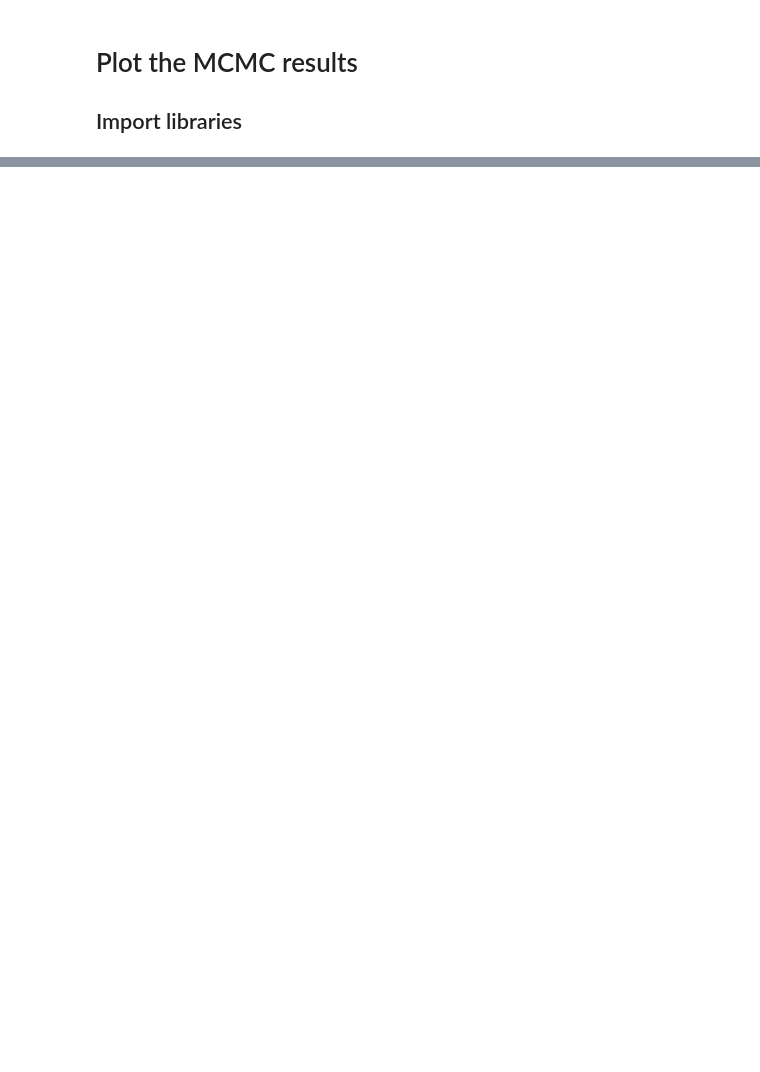
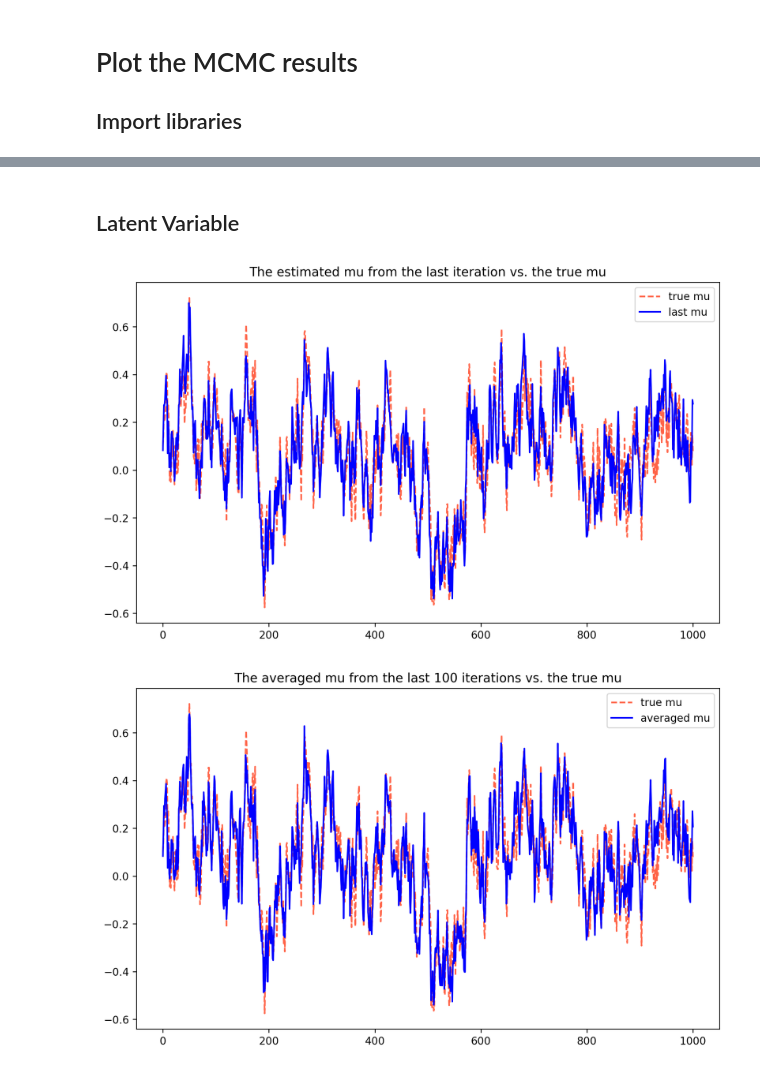
Before and after one commit to minsung-jang/ReturnDynamicsMCMC, a Jupyter notebook: plot_script/plot_script.ipynb, the cells around one changed output, grey strips where cells are left out. Cells and saved outputs as stored; diff of their text form; code cells hidden in the pictures; blank space fills up the shorter version.

```diff
--- a/plot_script/plot_script.ipynb
+++ b/plot_script/plot_script.ipynb
@@ -64,0 +183,26 @@ fig5.savefig("rho.png", dpi=fig5.dpi)
+# %% [markdown]
+## Latent Variable
+# %%
+mu_true=np.array(data_simul["mu"]).astype(float)
+mu_last=np.array(data_latent["last"]).astype(float)
+mu_mean=np.array(data_latent["mean"]).astype(float)
+t_mu=np.arange(0,len(mu_true),1)
+
+fig_mu1=plt.figure(1, figsize=[10,6], dpi=240)
+plt.plot(t_mu,mu_true,"tomato",linestyle="--",label="true mu")
+plt.plot(t_mu,mu_last,"blue",label="last mu")
+plt.title("The estimated mu from the last iteration vs. the true mu")
+plt.legend()
+plt.show()
+fig_mu1.savefig("mu_last.png", dpi=fig_mu1.dpi)
+
+fig_mu2=plt.figure(2, figsize=[10,6], dpi=240)
+plt.plot(t_mu,mu_true,"tomato",linestyle="--",label="true mu")
+plt.plot(t_mu,mu_mean,"blue",label="averaged mu")
+plt.title("The averaged mu from the last 100 iterations vs. the true mu")
+plt.legend()
+plt.show()
+fig_mu2.savefig("mu_mean.png", dpi=fig_mu2.dpi)
+# %% [output]
+[figure, added]
+[figure, added]
```
Also changed, not shown: parts of 7 cells of this notebook, 40 other files.
